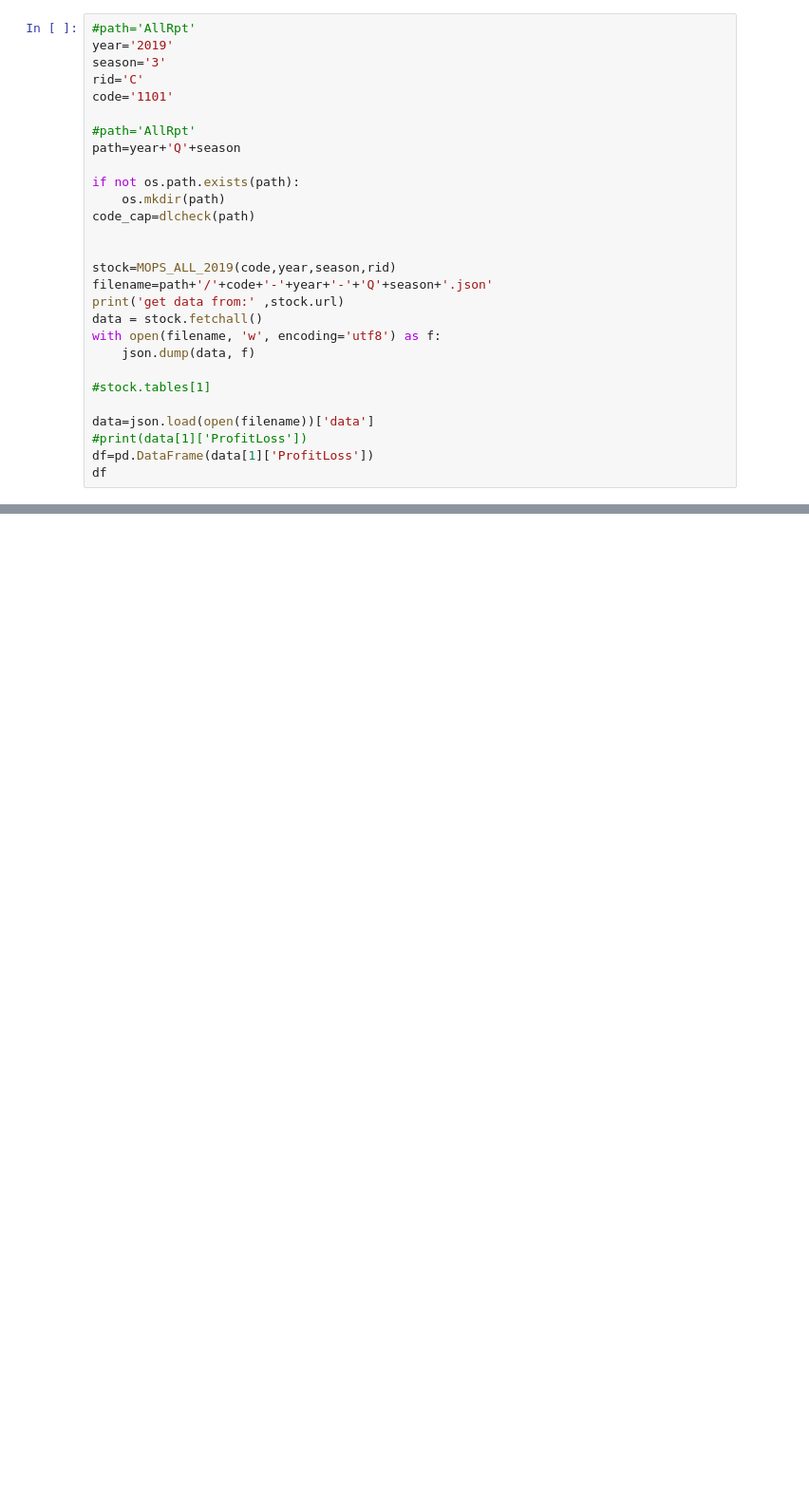
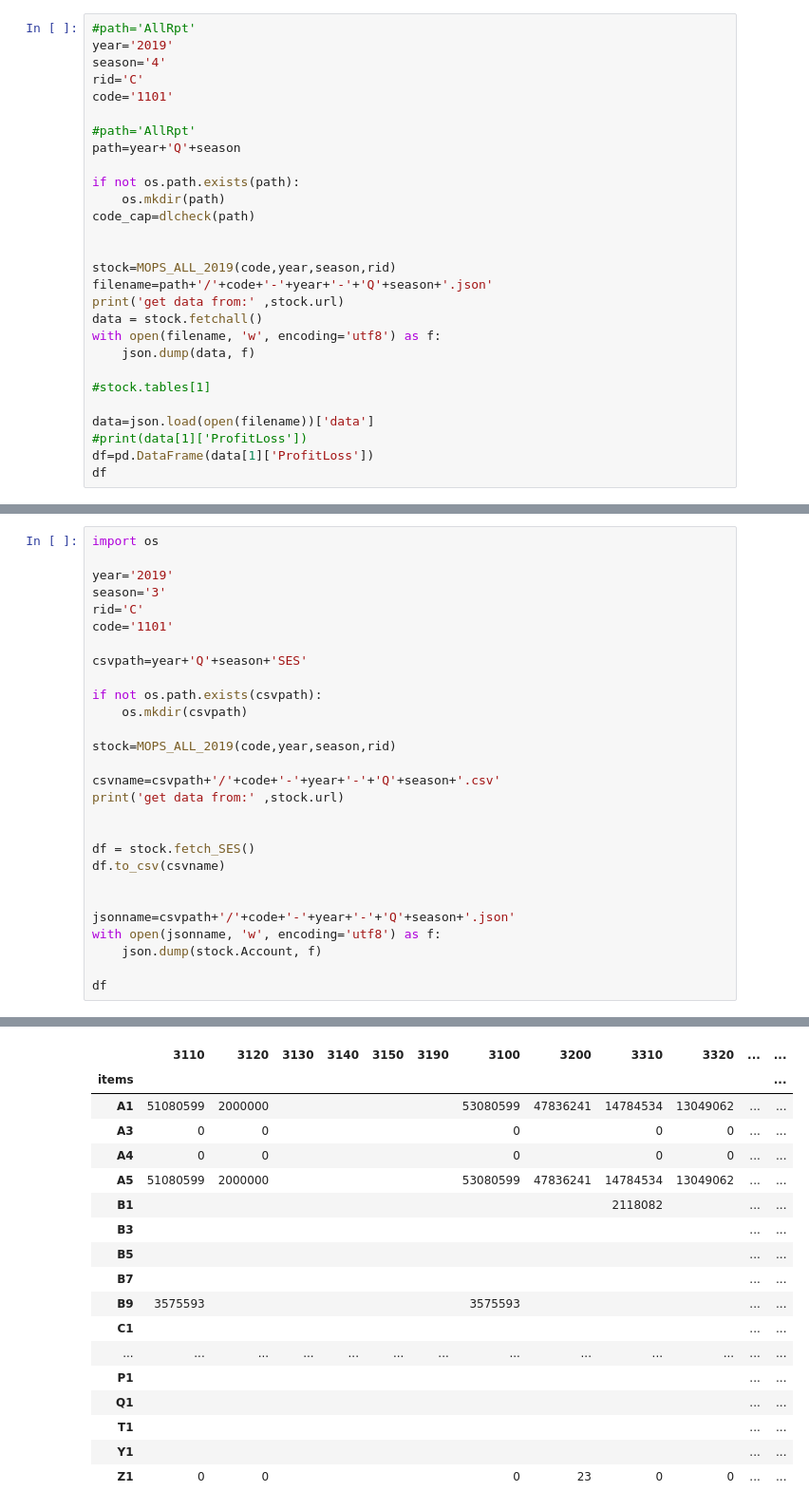
Before and after one commit to Club-TEB101/MOPS, a Jupyter notebook: MOPS_server-java.ipynb, the cells around one changed output, grey strips where cells are left out. Shown: that part at 95% size. Drawn from its saved outputs; the diff is of its cells as text; blank space fills up the shorter version.

```diff
--- a/MOPS_server-java.ipynb
+++ b/MOPS_server-java.ipynb
@@ -306,7 +342,7 @@ len(stock.tables[1].select('th'))
 # %%
 #path='AllRpt'
 year='2019'
-season='3'
+season='4'
 rid='C'
 code='1101'
 
@@ -352,0 +387,29 @@ IndexError: list index out of range
+# %%
+import os
+
+year='2019'
+season='3'
+rid='C'
+code='1101'
+
+csvpath=year+'Q'+season+'SES'
+
+if not os.path.exists(csvpath):
+    os.mkdir(csvpath)
+
+stock=MOPS_ALL_2019(code,year,season,rid)
+
+csvname=csvpath+'/'+code+'-'+year+'-'+'Q'+season+'.csv'
+print('get data from:' ,stock.url)
+
+
+df = stock.fetch_SES()
+df.to_csv(csvname)
+
+
+jsonname=csvpath+'/'+code+'-'+year+'-'+'Q'+season+'.json'
+with open(jsonname, 'w', encoding='utf8') as f:
+    json.dump(stock.Account, f)
+
+df
+# %% [output]
@@ -352,0 +417,18 @@ IndexError: list index out of range
+|  | 3110 | 3120 | 3130 | 3140 | 3150 | 3190 | 3100 | 3200 | 3310 | 3320 | ... | ... |
+| items |  |  |  |  |  |  |  |  |  |  |  | ... |
+| A1 | 51080599 | 2000000 |  |  |  |  | 53080599 | 47836241 | 14784534 | 13049062 | ... | ... |
+| A3 | 0 | 0 |  |  |  |  | 0 |  | 0 | 0 | ... | ... |
+| A4 | 0 | 0 |  |  |  |  | 0 |  | 0 | 0 | ... | ... |
+| A5 | 51080599 | 2000000 |  |  |  |  | 53080599 | 47836241 | 14784534 | 13049062 | ... | ... |
+| B1 |  |  |  |  |  |  |  |  | 2118082 |  | ... | ... |
+| B3 |  |  |  |  |  |  |  |  |  |  | ... | ... |
+| B5 |  |  |  |  |  |  |  |  |  |  | ... | ... |
+| B7 |  |  |  |  |  |  |  |  |  |  | ... | ... |
+| B9 | 3575593 |  |  |  |  |  | 3575593 |  |  |  | ... | ... |
+| C1 |  |  |  |  |  |  |  |  |  |  | ... | ... |
+| ... | ... | ... | ... | ... | ... | ... | ... | ... | ... | ... | ... | ... |
+| P1 |  |  |  |  |  |  |  |  |  |  | ... | ... |
+| Q1 |  |  |  |  |  |  |  |  |  |  | ... | ... |
+| T1 |  |  |  |  |  |  |  |  |  |  | ... | ... |
+| Y1 |  |  |  |  |  |  |  |  |  |  | ... | ... |
+| Z1 | 0 | 0 |  |  |  |  | 0 | 23 | 0 | 0 | ... | ... |
```
Also changed, not shown: parts of 8 cells of this notebook.
